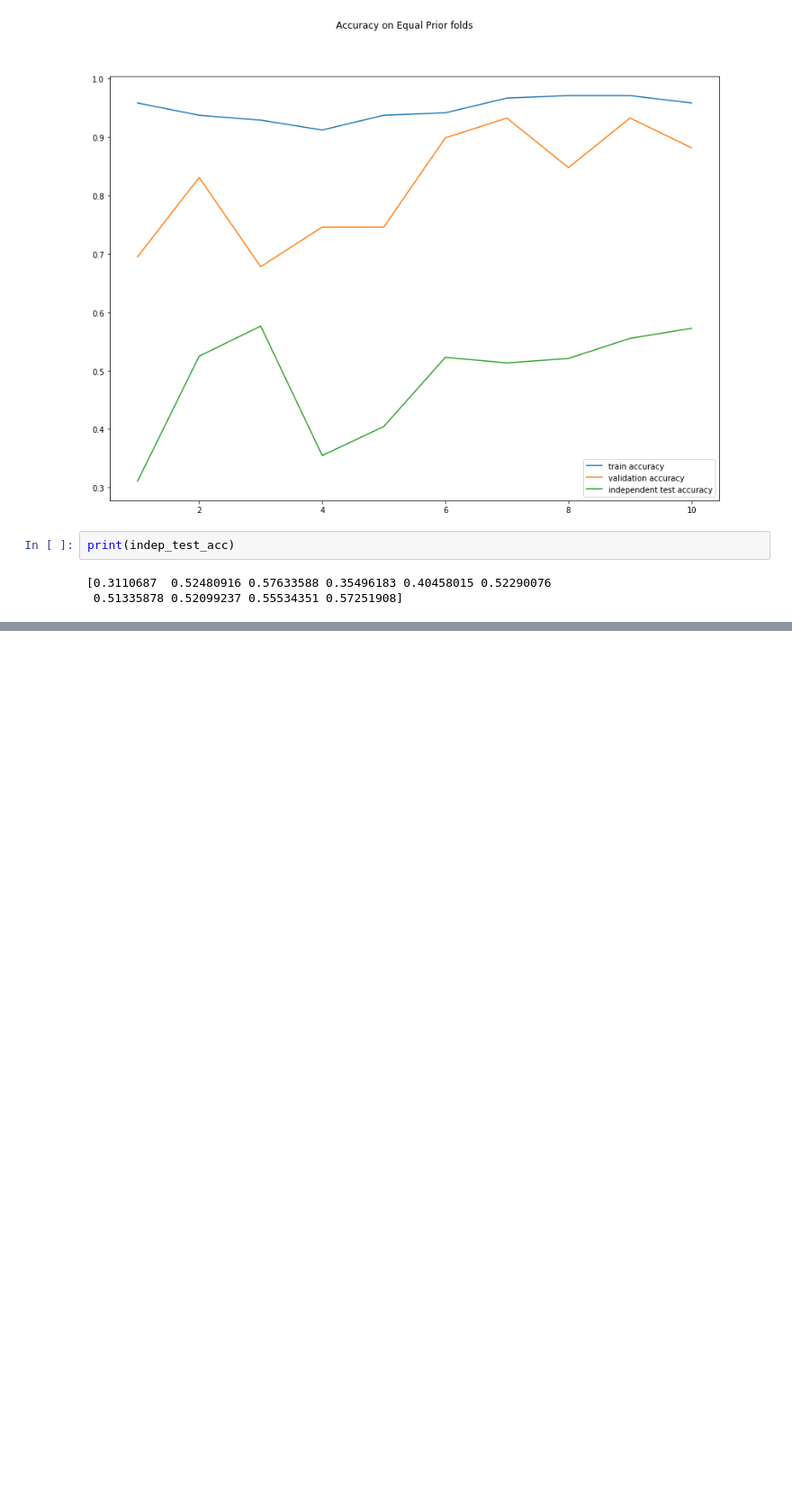
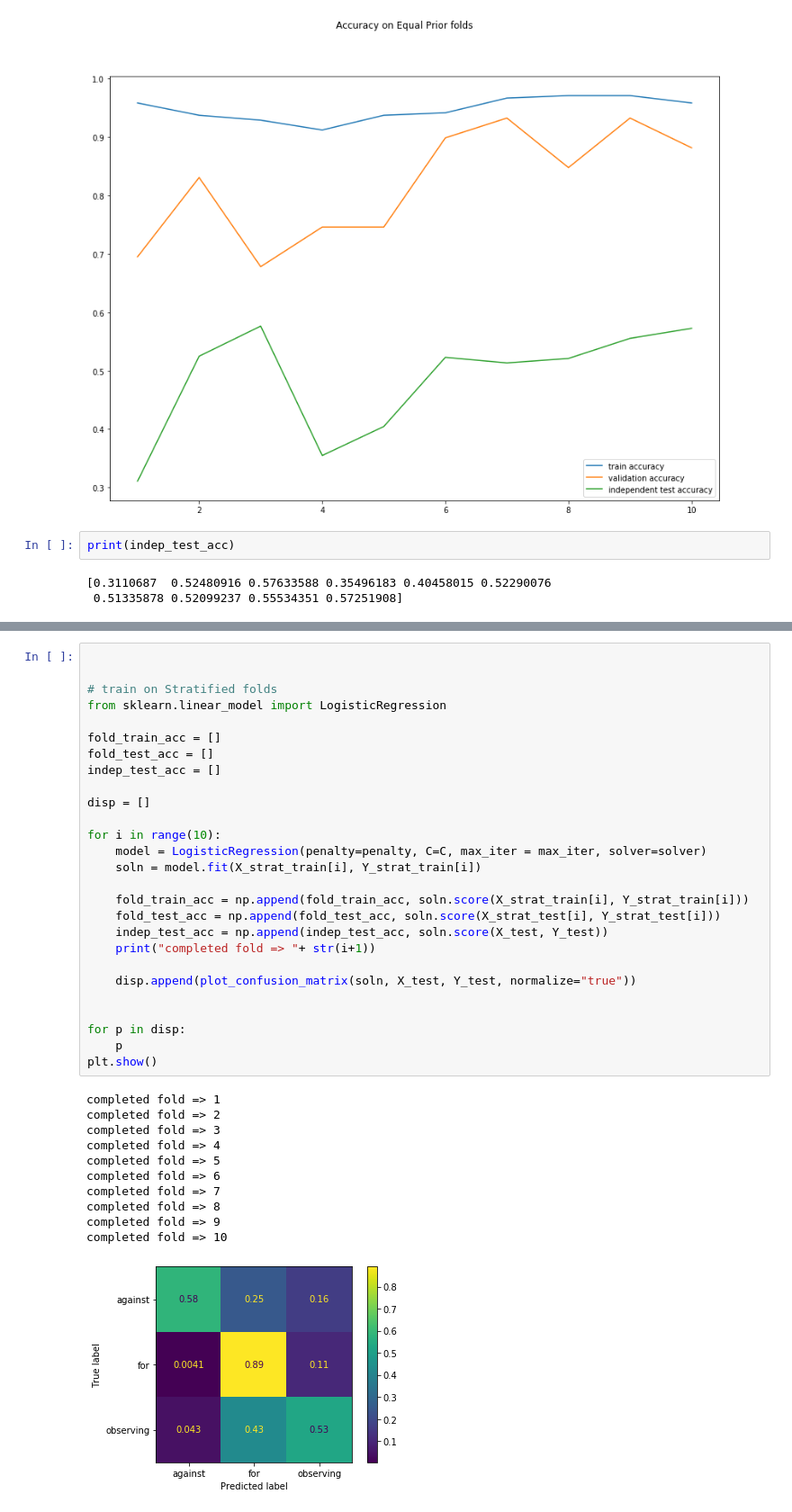
Before and after one commit to nikhilsaldanha/stance-detection, a Jupyter notebook: notebooks/Logistic Regression.ipynb, the cells around one changed output, grey strips where cells are left out. Shown at 90% size. Saved outputs shown, nothing was run; the diff lists cells and outputs as text; blank space fills up the shorter version.

```diff
--- a/notebooks/Logistic Regression.ipynb
+++ b/notebooks/Logistic Regression.ipynb
@@ -179,0 +212,39 @@ print(indep_test_acc)
+# %%
+
+
+# train on Stratified folds
+from sklearn.linear_model import LogisticRegression
+
+fold_train_acc = []
+fold_test_acc = []
+indep_test_acc = []
+
+disp = []
+
+for i in range(10):
+    model = LogisticRegression(penalty=penalty, C=C, max_iter = max_iter, solver=solver)
+    soln = model.fit(X_strat_train[i], Y_strat_train[i])
+
+    fold_train_acc = np.append(fold_train_acc, soln.score(X_strat_train[i], Y_strat_train[i]))
+    fold_test_acc = np.append(fold_test_acc, soln.score(X_strat_test[i], Y_strat_test[i]))
+    indep_test_acc = np.append(indep_test_acc, soln.score(X_test, Y_test))
+    print("completed fold => "+ str(i+1))
+
+    disp.append(plot_confusion_matrix(soln, X_test, Y_test, normalize="true"))
+
+
+for p in disp:
+    p
+plt.show()
+# %% [output]
+completed fold => 1
+completed fold => 2
+completed fold => 3
+completed fold => 4
+completed fold => 5
+completed fold => 6
+completed fold => 7
+completed fold => 8
+completed fold => 9
+completed fold => 10
+[figure, added]
```
Also changed, not shown: parts of 4 cells of this notebook, 1 other file.
